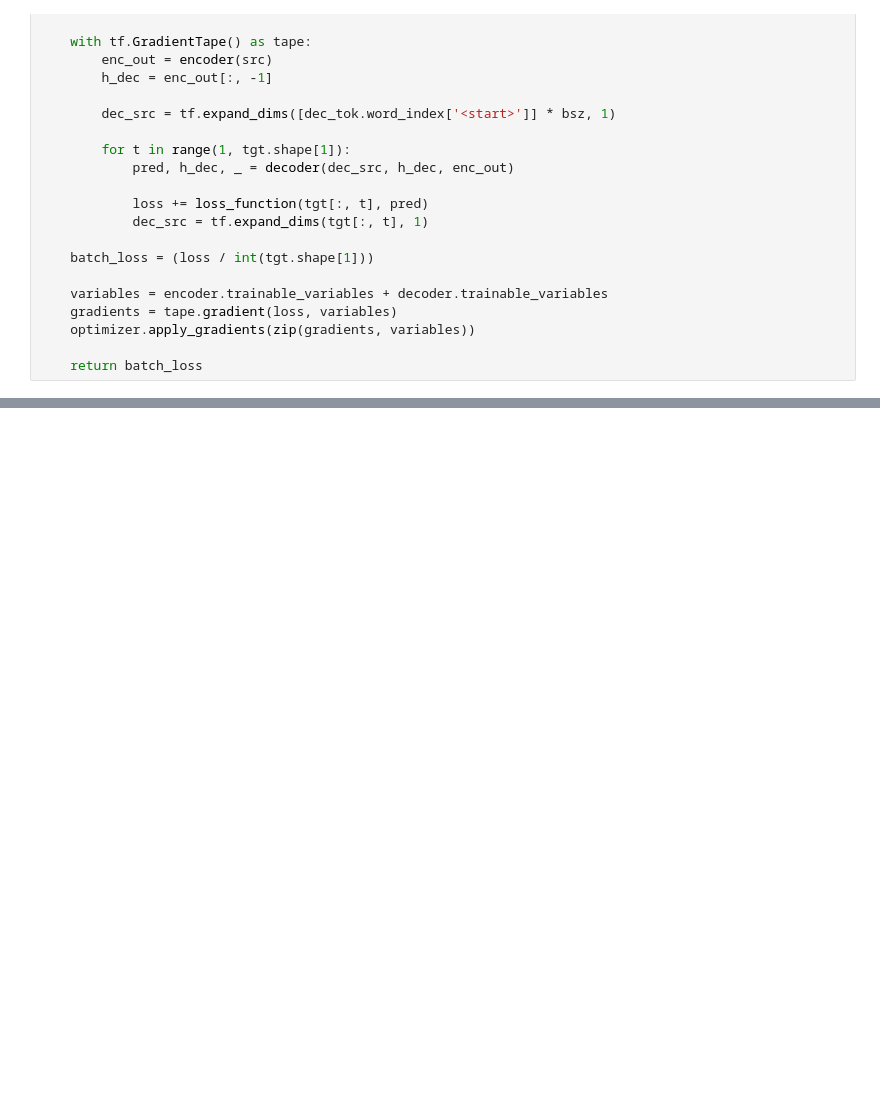
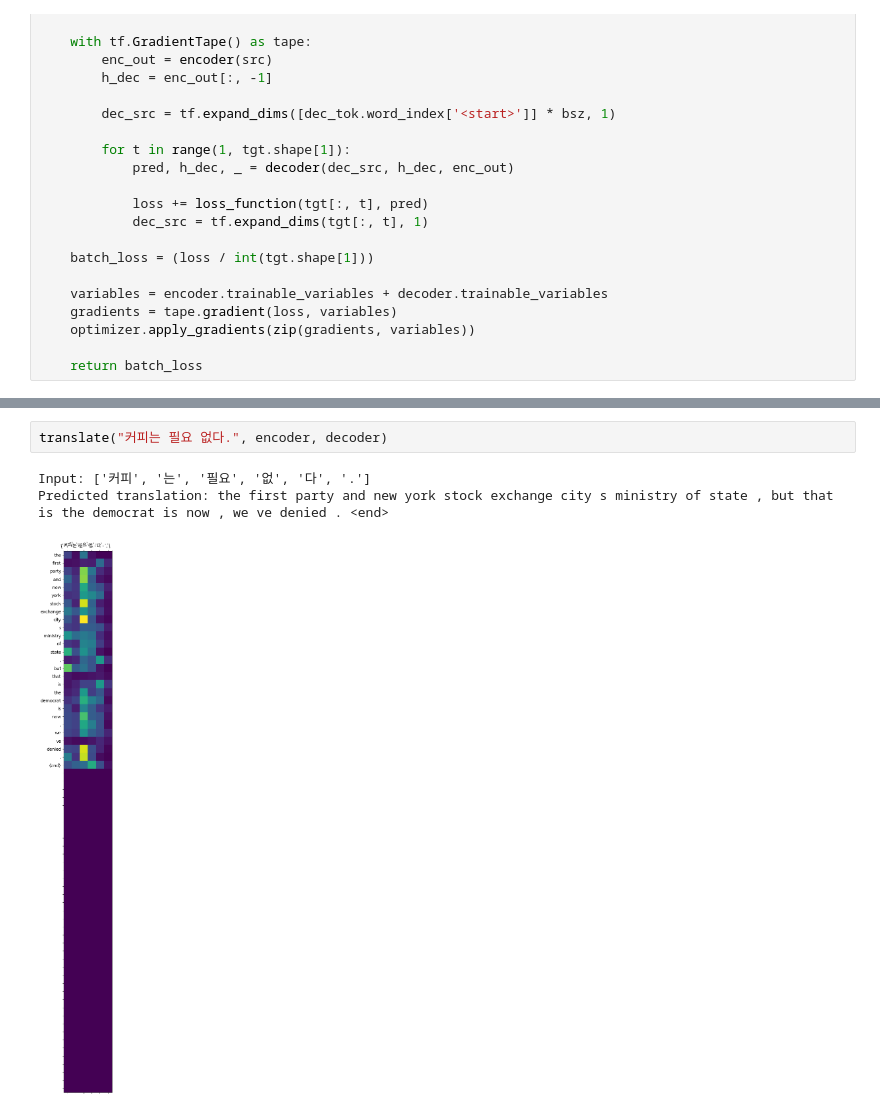
Before and after one commit to jx-dohwan/Aiffel_NLP_Project, a Jupyter notebook: [NLP_08]Create_a_Korean_English_translator.ipynb, the cells around one changed output, grey strips where cells are left out. Cells and saved outputs as stored; diff of their text form; blank space fills up the shorter version.

```diff
--- a/[NLP_08]Create_a_Korean_English_translator.ipynb
+++ b/[NLP_08]Create_a_Korean_English_translator.ipynb
@@ -430,0 +460,6 @@ Predicted translation: the the the the the the the the the the the the the the t
+# %%
+translate("커피는 필요 없다.", encoder, decoder)
+# %% [output]
+Input: ['커피', '는', '필요', '없', '다', '.']
+Predicted translation: the first party and new york stock exchange city s ministry of state , but that is the democrat is now , we ve denied . <end>
+[figure, added]
```
Also changed, not shown: parts of 14 cells of this notebook.
